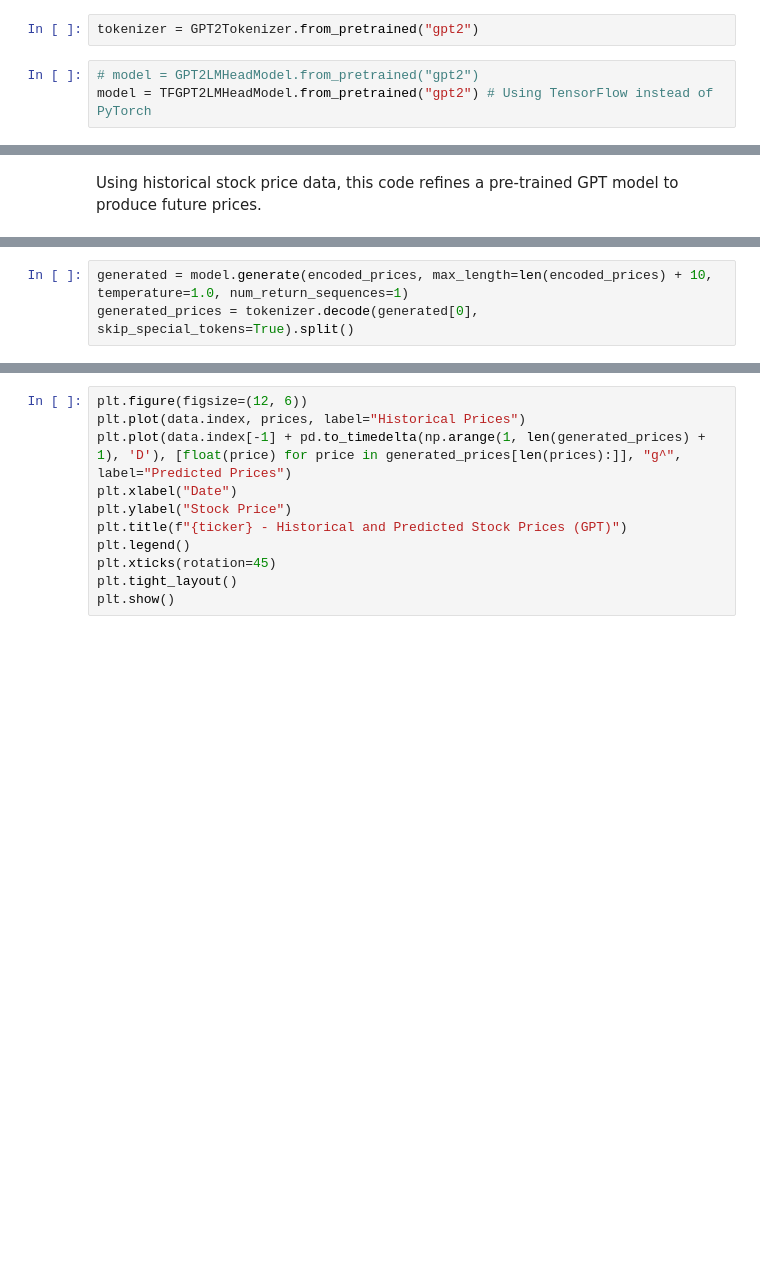
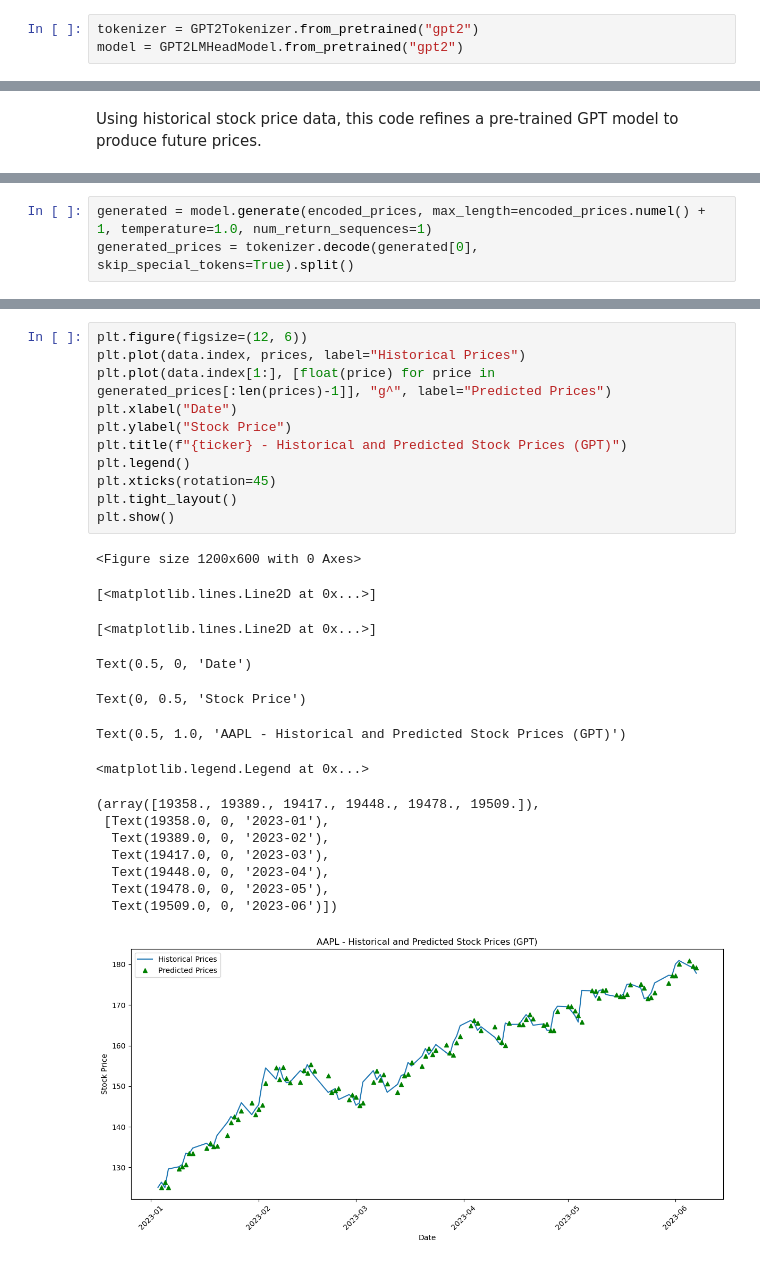
Before and after one commit to on-ai/Finance-Portfolio-Investment, a Jupyter notebook: notebooks/StockPricePredictionUsingLLM.ipynb, the cells around one changed output, grey strips where cells are left out. Drawn from its saved outputs; the diff is of its cells as text; blank space fills up the shorter version.

```diff
--- a/notebooks/StockPricePredictionUsingLLM.ipynb
+++ b/notebooks/StockPricePredictionUsingLLM.ipynb
@@ -52,5 +112,3 @@ Tokenizing Historical Prices and Fine-tuning the Model
 # %%
 tokenizer = GPT2Tokenizer.from_pretrained("gpt2")
+model = GPT2LMHeadModel.from_pretrained("gpt2")
-# %%
-# model = GPT2LMHeadModel.from_pretrained("gpt2")
-model = TFGPT2LMHeadModel.from_pretrained("gpt2") # Using TensorFlow instead of PyTorch
@@ -79,3 +219,3 @@ produce future prices.
 # %%
-generated = model.generate(encoded_prices, max_length=len(encoded_prices) + 10, temperature=1.0, num_return_sequences=1)
+generated = model.generate(encoded_prices, max_length=encoded_prices.numel() + 1, temperature=1.0, num_return_sequences=1)
 generated_prices = tokenizer.decode(generated[0], skip_special_tokens=True).split()
@@ -82,11 +249,27 @@ generated_prices = tokenizer.decode(generated[0], skip_special_tokens=True).spli
 # %%
 plt.figure(figsize=(12, 6))
 plt.plot(data.index, prices, label="Historical Prices")
-plt.plot(data.index[-1] + pd.to_timedelta(np.arange(1, len(generated_prices) + 1), 'D'), [float(price) for price in generated_prices[len(prices):]], "g^", label="Predicted Prices")
+plt.plot(data.index[1:], [float(price) for price in generated_prices[:len(prices)-1]], "g^", label="Predicted Prices")
 plt.xlabel("Date")
 plt.ylabel("Stock Price")
 plt.title(f"{ticker} - Historical and Predicted Stock Prices (GPT)")
 plt.legend()
 plt.xticks(rotation=45)
 plt.tight_layout()
 plt.show()
+# %% [output]
+<Figure size 1200x600 with 0 Axes>
+[<matplotlib.lines.Line2D at 0x...>]
+[<matplotlib.lines.Line2D at 0x...>]
+Text(0.5, 0, 'Date')
+Text(0, 0.5, 'Stock Price')
+Text(0.5, 1.0, 'AAPL - Historical and Predicted Stock Prices (GPT)')
+<matplotlib.legend.Legend at 0x...>
+(array([19358., 19389., 19417., 19448., 19478., 19509.]),
+ [Text(19358.0, 0, '2023-01'),
+  Text(19389.0, 0, '2023-02'),
+  Text(19417.0, 0, '2023-03'),
+  Text(19448.0, 0, '2023-04'),
+  Text(19478.0, 0, '2023-05'),
+  Text(19509.0, 0, '2023-06')])
+[figure, added]
```
Also changed, not shown: parts of 28 cells of this notebook, 6 other files.
